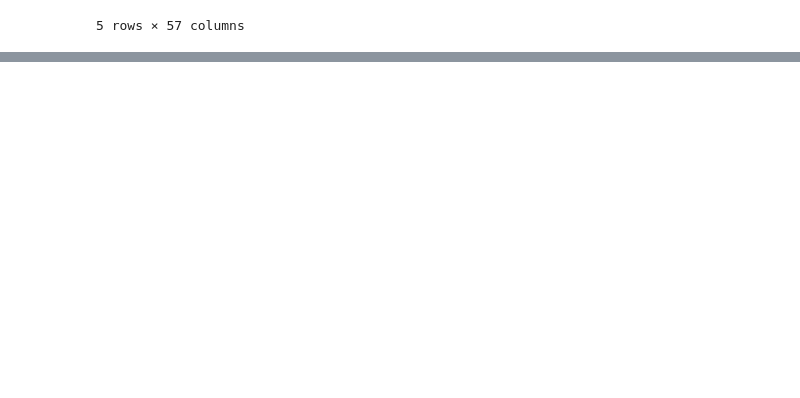
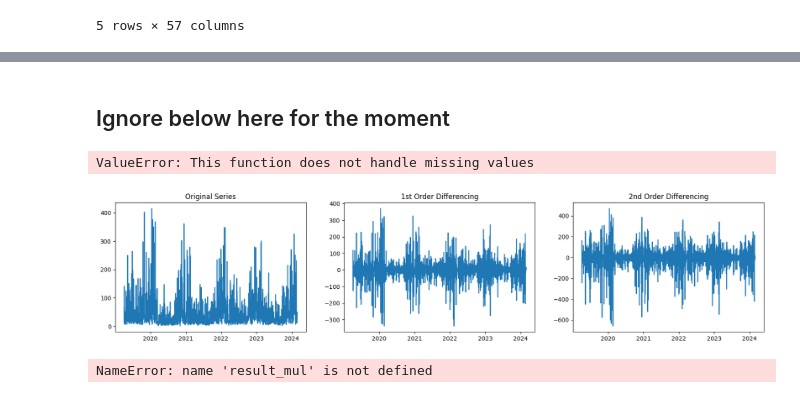
Before and after one commit to Zeegeuze/revive-it, a Jupyter notebook: notebooks/test_wouter.ipynb, the cells around one changed output, grey strips where cells are left out. Saved outputs shown, nothing was run; the diff lists cells and outputs as text; code cells hidden in the pictures; blank space fills up the shorter version.

```diff
--- a/notebooks/test_wouter.ipynb
+++ b/notebooks/test_wouter.ipynb
@@ -117,0 +233,7 @@ df.head()
+# %%
+# How to handle NA values?
+## There are no big gaps: the max is 2 days on a row
+# -> work with a 'Rolling Statistics Imputation' of 5D
+
+mini_df["NoX"] = mini_df["NoX"].fillna(mini_df["NoX"].rolling(5, min_periods=1).mean())
+mini_df[mini_df.isna()].head(30)
@@ -117,0 +264,7 @@ df.head()
+# %%
+# Check NA values
+print(len(mini_df[mini_df["NoX"].isna()]))
+
+# Only first value still NA, hence delete as this won't bring any advantage in keeping
+mini_df = mini_df.iloc[1:, :]
+print(len(mini_df[mini_df["NoX"].isna()]))
@@ -117,0 +387,2 @@ df.head()
+# %% [markdown]
+## Ignore below here for the moment
@@ -117,0 +394,34 @@ df.head()
+# %%
+from statsmodels.tsa.seasonal import seasonal_decompose
+
+# Additive Decomposition (y = Trend + Seasonal + Residuals)
+result_add = seasonal_decompose(mini_df["NoX"].asfreq('d'), model='additive')
+result_add.plot();
+# %% [output]
+ValueError: This function does not handle missing values
+# %%
+zero_diff = mini_df
+first_order_diff = mini_df.diff(1)
+second_order_diff = mini_df.diff(1).diff(1)
+
+
+fig, (ax1, ax2, ax3) = plt.subplots(1, 3, figsize=(20,4))
+ax1.plot(zero_diff); ax1.set_title('Original Series')
+ax2.plot(first_order_diff); ax2.set_title('1st Order Differencing')
+ax3.plot(second_order_diff); ax3.set_title('2nd Order Differencing');
+# %% [output]
+[figure, added]
+# %%
+# Let's remove seasons
+mini_df['deseasonalized'] = mini_df.values/result_mul.seasonal
+
+plt.figure(figsize=(15,4)); plt.subplot(1,2,1); plt.plot(mini_df.deseasonalized);
+plt.title('Drug Sales Deseasonalized', fontsize=16);
+
+# Also remove exponential trend
+mini_df['linearized'] = np.log(mini_df['deseasonalized'])
+
+plt.subplot(1,2,2); plt.plot(mini_df['linearized'])
+plt.title('Drug Sales Linearized', fontsize=16);
+# %% [output]
+NameError: name 'result_mul' is not defined
```
Also changed, not shown: parts of 17 cells of this notebook, 1 other file.
